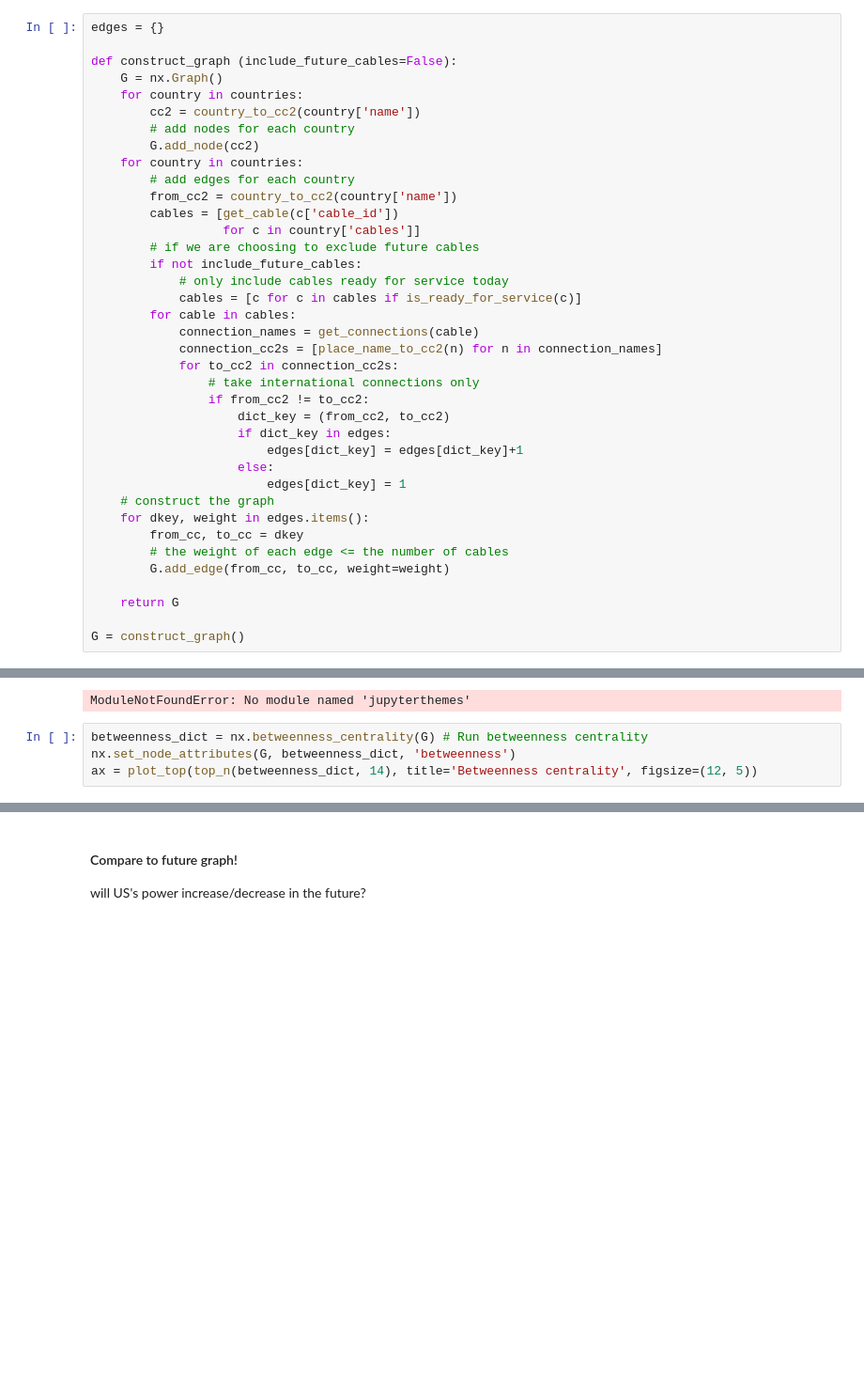
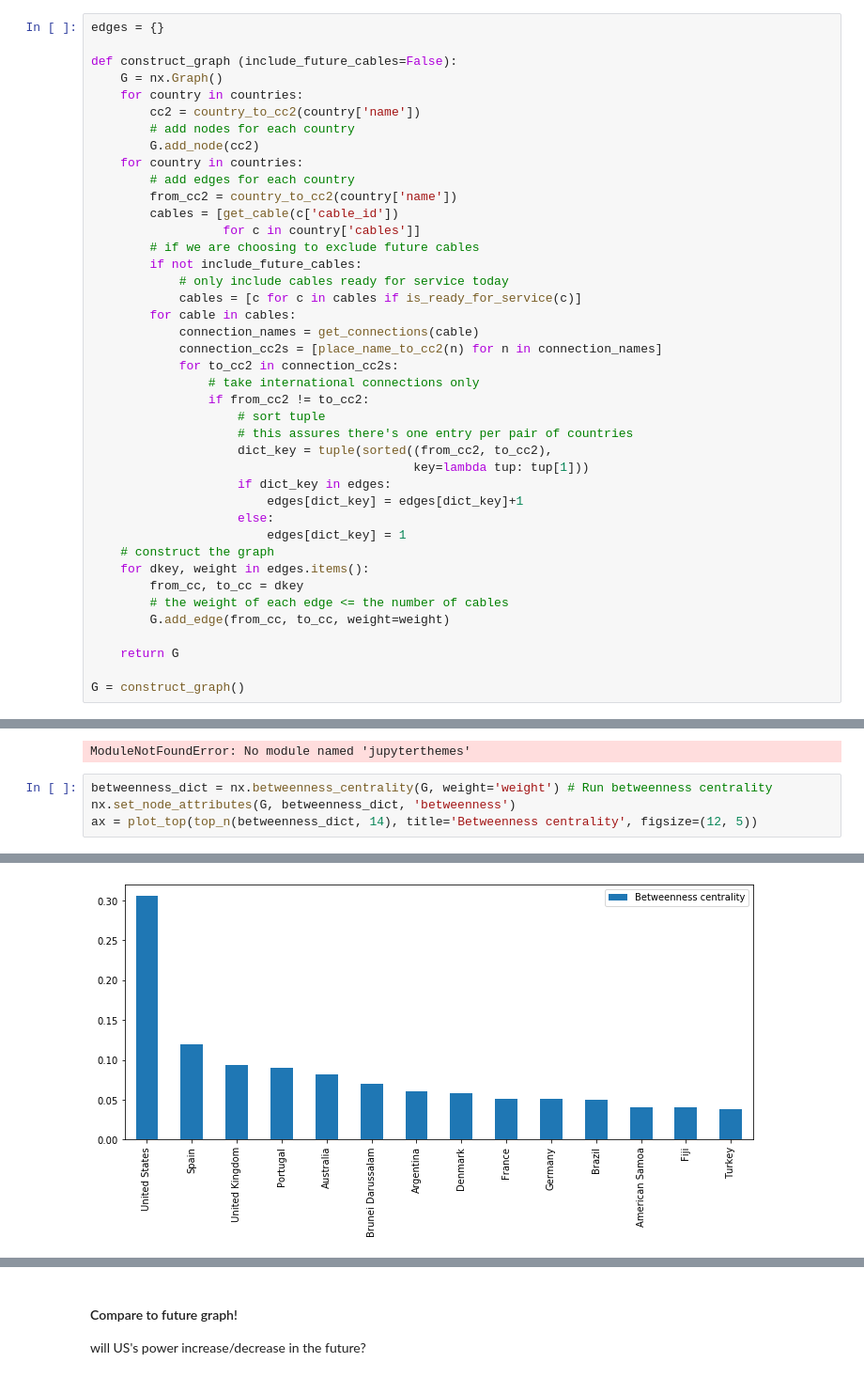
Before and after one commit to daylight-lab/undersea-cables, a Jupyter notebook: analysis.ipynb, the cells around one changed output, grey strips where cells are left out. Shown at 94% size. Cells and saved outputs as stored; diff of their text form; blank space fills up the shorter version.

```diff
--- a/analysis.ipynb
+++ b/analysis.ipynb
@@ -164,7 +164,10 @@ def construct_graph (include_future_cables=False):
             for to_cc2 in connection_cc2s:
                 # take international connections only
                 if from_cc2 != to_cc2:
-                    dict_key = (from_cc2, to_cc2)
+                    # sort tuple
+                    # this assures there's one entry per pair of countries
+                    dict_key = tuple(sorted((from_cc2, to_cc2),
+                                            key=lambda tup: tup[1]))
                     if dict_key in edges:
                         edges[dict_key] = edges[dict_key]+1
                     else:
@@ -277,7 +280,7 @@ jtplot.style(context='talk', fscale=1, spines=False, gridlines='--')
 # %% [output]
 ModuleNotFoundError: No module named 'jupyterthemes'
 # %%
-betweenness_dict = nx.betweenness_centrality(G) # Run betweenness centrality
+betweenness_dict = nx.betweenness_centrality(G, weight='weight') # Run betweenness centrality
 nx.set_node_attributes(G, betweenness_dict, 'betweenness')
 ax = plot_top(top_n(betweenness_dict, 14), title='Betweenness centrality', figsize=(12, 5))
 # %% [output]
@@ -285,3 +287,4 @@ NameError: name 'plot_top' is not defined
+[figure, added]
 # %%
 top_n(betweenness_dict, 1)
 # %% [output]
```
Also changed, not shown: parts of 2 cells of this notebook, 2 other files.
